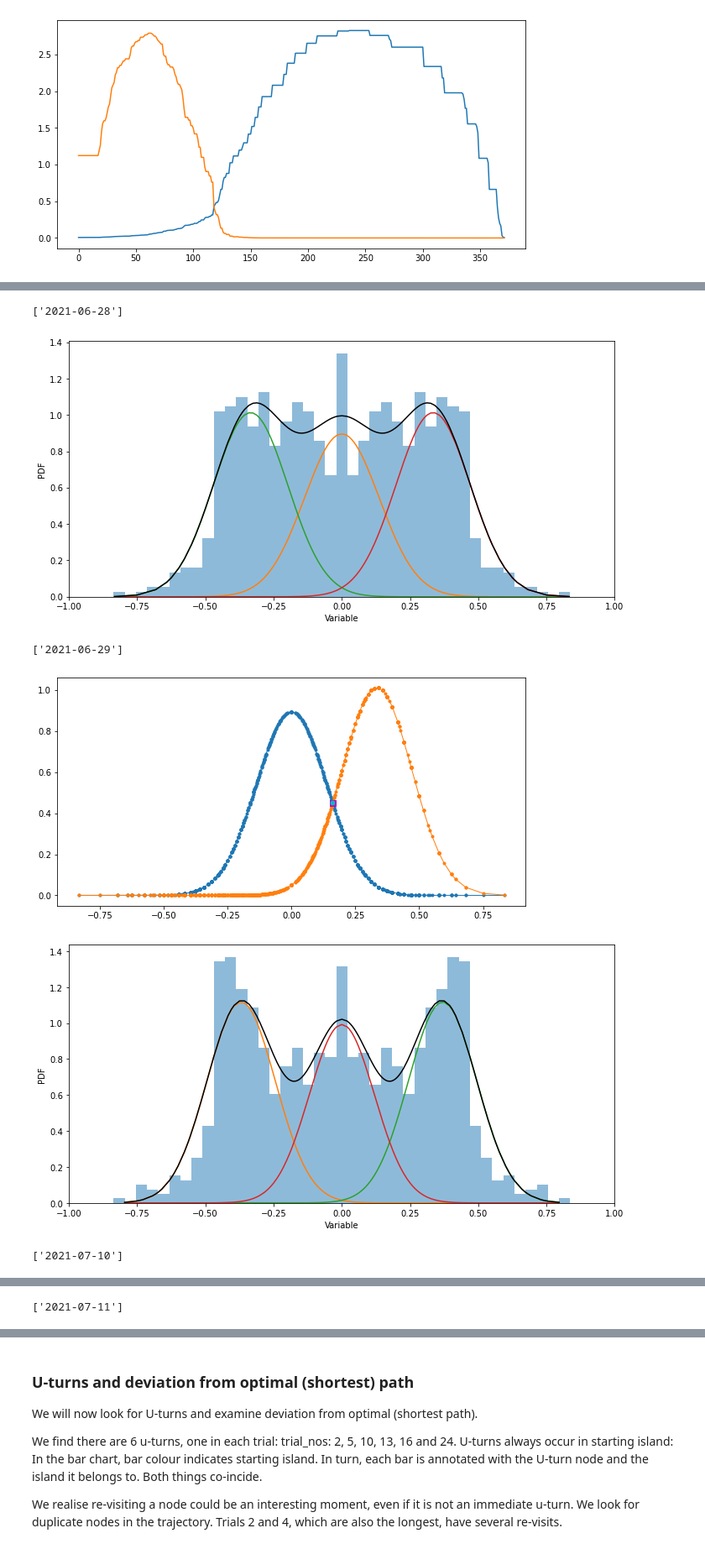
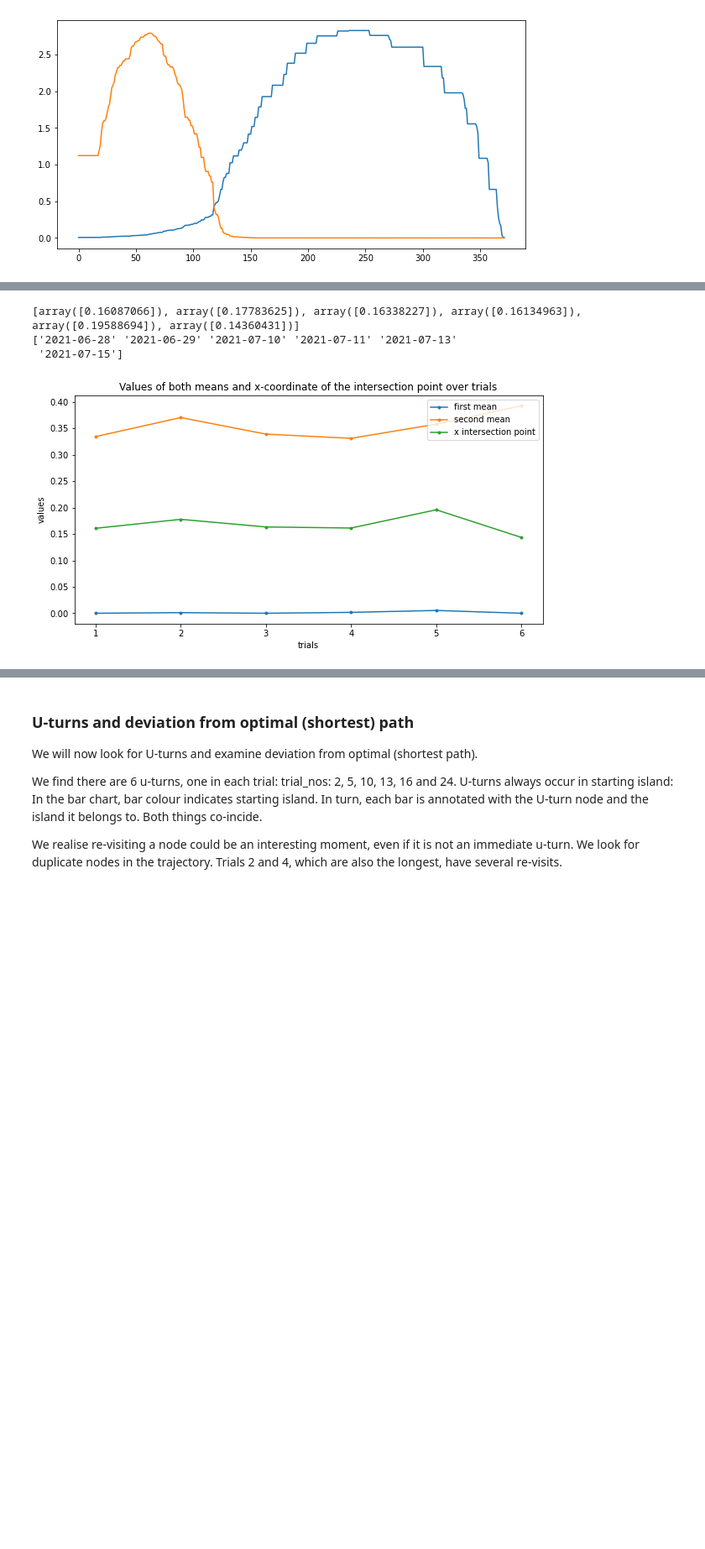
Before and after one commit to fstella/HM-Rat-Trajectories, a Jupyter notebook: Rat_HM_ExploreBehavSess.ipynb, the cells around one changed output, grey strips where cells are left out. Shown at 84% size. Drawn from its saved outputs; the diff is of its cells as text; code cells hidden in the pictures; blank space fills up the shorter version.

```diff
--- a/Rat_HM_ExploreBehavSess.ipynb
+++ b/Rat_HM_ExploreBehavSess.ipynb
@@ -336,17 +336,15 @@ def intersectionPoint(ratNr):
 
     for i in dates:
         dataRatSession = data_full.loc[(data_full['rat_no']==ratNr) & (data_full['date']==i)]
-        print(dataRatSession['date'].unique())
-        #print(dataRatSession)
         sp = dataRatSession['speed_ff']*-1
 
         sptotal = pd.concat([dataRatSession['speed_ff'],(sp)])
 
         gmm2 = GaussianMixture(n_components = 3).fit(np.asarray(sptotal).reshape(-1, 1))
 
-        plt.figure()
-        plt.hist(sptotal, bins=np.linspace(-1,1,50), histtype='stepfilled', density = True, alpha=0.5)
-        plt.xlim(-1, 1)
+        #plt.figure()
+        #plt.hist(sptotal, bins=np.linspace(-1,1,50), histtype='stepfilled', density = True, alpha=0.5)
+        #plt.xlim(-1, 1)
 
         f_axis1 = sptotal.copy().ravel()
         f_axis1.sort()
@@ -355,13 +353,13 @@ def intersectionPoint(ratNr):
         for weight, mean, covar in zip(gmm2.weights_, gmm2.means_, gmm2.covariances_):
             a.append(mean)
             c.append(weight*norm.pdf(f_axis1, mean, np.sqrt(covar)).ravel())
-            plt.plot(f_axis1, c[-1])
+            #plt.plot(f_axis1, c[-1])
 
-        plt.plot(f_axis1, np.array(c).sum(axis =0), 'k-')
-        plt.xlabel('Variable')
-        plt.ylabel('PDF')
-        plt.tight_layout()
-        plt.show()
+        #plt.plot(f_axis1, np.array(c).sum(axis =0), 'k-')
+        #plt.xlabel('Variable')
+        #plt.ylabel('PDF')
+        #plt.tight_layout()
+        #plt.show()
         a=np.asarray(a)
 
         g1=np.argmin(abs(a))
@@ -373,27 +371,24 @@ def intersectionPoint(ratNr):
         x_axis  = f_axis1
         y1 = c[0]
         y2 = c[1]
-        plt.plot(x_axis, y1, marker='o', mec='none', ms=4, lw=1, label='y1')
-        plt.plot(x_axis, y2, marker='o', mec='none', ms=4, lw=1, label='y2')
+        #plt.plot(x_axis, y1, marker='o', mec='none', ms=4, lw=1, label='y1')
+        #plt.plot(x_axis, y2, marker='o', mec='none', ms=4, lw=1, label='y2')
         idx = np.argwhere(np.diff(np.sign(y1 - y2)) != 0)
 
 
-        plt.plot(x_axis[idx], y1[idx], 'ms', ms=7, label='Nearest data-point method')
+        #plt.plot(x_axis[idx], y1[idx], 'ms', ms=7, label='Nearest data-point method')
         y1 = y1[x_axis>0]
         y2 = y2[x_axis>0]
         x_axis = x_axis[x_axis>0]
         xc, yc = interpolated_intercept(x_axis,y1,y2)
-        plt.plot(xc, yc, 'co', ms=5, label='Nearest data-point, with linear interpolation')
-        #print(xc,yc)
-        #print(a)
+        #plt.plot(xc, yc, 'co', ms=5, label='Nearest data-point, with linear interpolation')
         mean1.append(a[0])
         mean2.append(a[1])
         intersectionPoint.append((xc,yc))
         meanIntersection.append((a[0].flatten(),(xc.flatten(),yc.flatten()), a[1].flatten()))
-        #print(meanIntersection)
-    return mean1 , mean2, intersectionPoint, dates #, meanIntersection
-mean1,mean2,intersectionP, dateD = intersectionPoint('Rat5')
-print(intersectionPoint('Rat5'))
+    return mean1 , mean2, intersectionPoint, dates, dataRatNr
+mean1,mean2,intersectionP, dateD, dataRatNr = intersectionPoint('Rat5')
+#print(intersectionPoint('Rat5'))
 
 # Plotting in time the averages of the intersection point and means per session.
 # Calculating the intersection point of average point within trials (min aantal puntnen?)
@@ -414,26 +395,24 @@ print(intersectionPoint('Rat5'))
 # %%
-means1G, means2G, intersectionP, dateD = intersectionPoint('Rat5')
+means1G, means2G, intersectionP, dateD, dataRatNr = intersectionPoint('Rat5')
 
 trials = np.linspace(1,len(means1G), num = len(means1G))
 iP = list()
 for i in range(len(intersectionP)):
     iP.append(intersectionP[i][0][0].flatten())
 
-#print(iP)
-#print(dateD)
+print(iP)
+print(dateD)
 plt.figure()
 plt.title('Values of both means and x-coordinate of the intersection point over trials')
 plt.plot(trials, means1G, label ='first mean', marker = '.')
 plt.plot(trials, means2G, label ='second mean', marker = '.')
 plt.plot(trials, iP, label='x intersection point', marker = '.')
 plt.legend(loc = 1)
 plt.xlabel('trials')
 plt.ylabel('values')
 plt.show()
 # %% [output]
-['2021-06-28']
+[array([0.16087066]), array([0.17783625]), array([0.16338227]), array([0.16134963]), array([0.19588694]), array([0.14360431])]
+['2021-06-28' '2021-06-29' '2021-07-10' '2021-07-11' '2021-07-13'
+ '2021-07-15']
-[figure, old version]
+[figure, new version]
-['2021-06-29']
-[figure, removed]
-[figure, removed]
-['2021-07-10']
@@ -442 +418,0 @@ plt.show()
-['2021-07-11']
```
Also changed, not shown: parts of 14 cells of this notebook.
